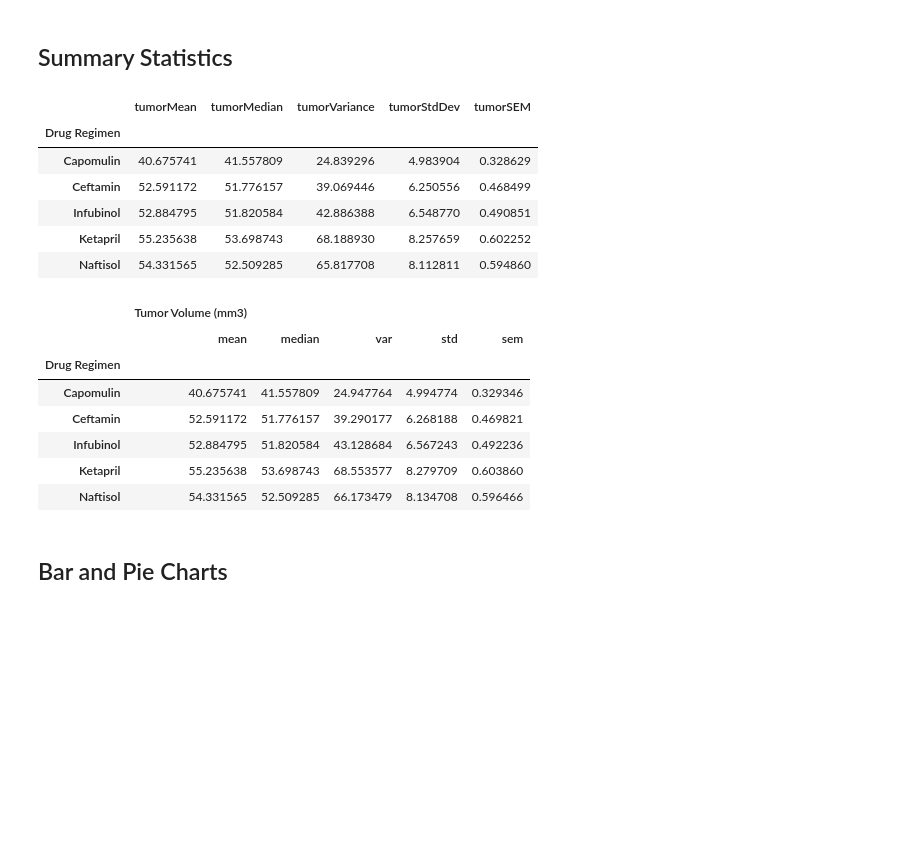
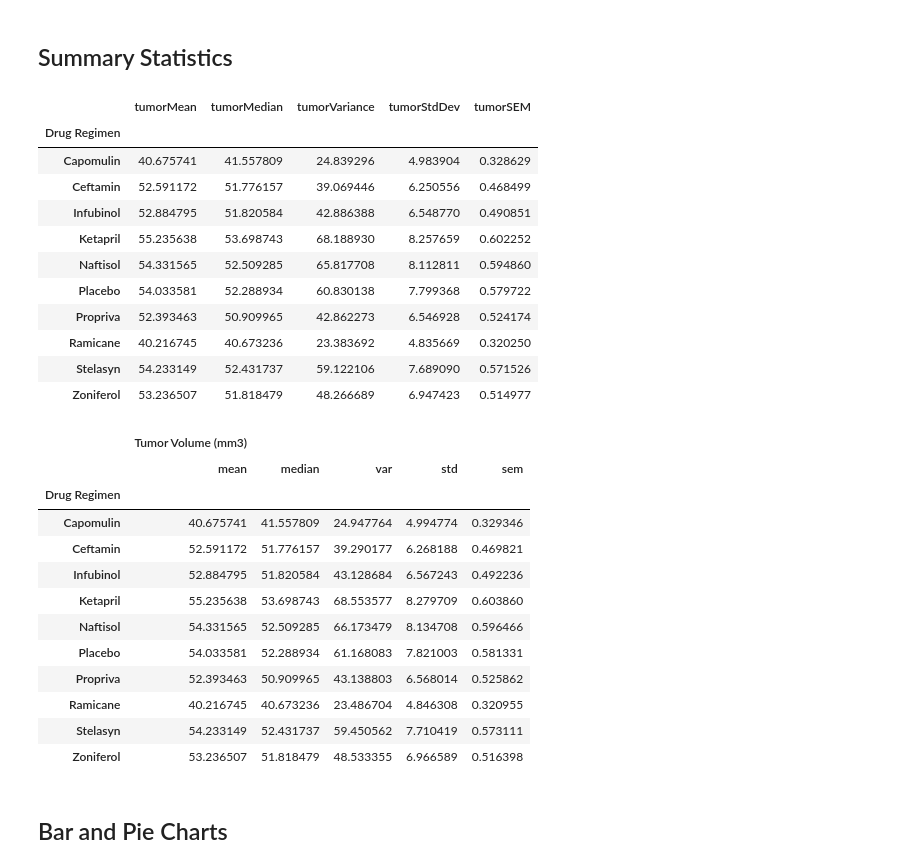
Before and after one commit to eukestad/Pymaceuticals-Capomulin-Review, a Jupyter notebook: Pymaceuticals/pymaceuticals_starter.ipynb, the cells around one changed output. Drawn from its saved outputs; the diff is of its cells as text; code cells hidden in the pictures; blank space fills up the shorter version.

```diff
--- a/Pymaceuticals/pymaceuticals_starter.ipynb
+++ b/Pymaceuticals/pymaceuticals_starter.ipynb
@@ -88,40 +88,45 @@ cleanMouseCount
 # Generate a summary statistics table of mean, median, variance, standard deviation, and SEM of the tumor volume for each regimen
 
 # Use groupby and summary statistical methods to calculate the following properties of each drug regimen:
 # mean, median, variance, standard deviation, and SEM of the tumor volume.
 # Assemble the resulting series into a single summary dataframe.
 
 regimenGroups = cleanedData.groupby("Drug Regimen")
 
 tumorMean = regimenGroups["Tumor Volume (mm3)"].mean()
 tumorMedian = regimenGroups["Tumor Volume (mm3)"].median()
 tumorVariance = regimenGroups["Tumor Volume (mm3)"].var(ddof = 0)
 tumorStdDev = regimenGroups["Tumor Volume (mm3)"].std(ddof = 0)
 tumorSEM = regimenGroups["Tumor Volume (mm3)"].sem(ddof = 0)
 
 # tumorVolumeData = regimenGroups["Tumor Volume (mm3)"]
 TumorVolumeStats = pd.DataFrame({
     "tumorMean" : tumorMean,
     "tumorMedian" : tumorMedian,
     "tumorVariance" : tumorVariance,
     "tumorStdDev" : tumorStdDev,
     "tumorSEM" : tumorSEM
     })
-TumorVolumeStats.head()
+TumorVolumeStats
 # %% [output]
 |  | tumorMean | tumorMedian | tumorVariance | tumorStdDev | tumorSEM |
 | Drug Regimen |  |  |  |  |  |
 | Capomulin | 40.675741 | 41.557809 | 24.839296 | 4.983904 | 0.328629 |
 | Ceftamin | 52.591172 | 51.776157 | 39.069446 | 6.250556 | 0.468499 |
 | Infubinol | 52.884795 | 51.820584 | 42.886388 | 6.548770 | 0.490851 |
 | Ketapril | 55.235638 | 53.698743 | 68.188930 | 8.257659 | 0.602252 |
 | Naftisol | 54.331565 | 52.509285 | 65.817708 | 8.112811 | 0.594860 |
+| Placebo | 54.033581 | 52.288934 | 60.830138 | 7.799368 | 0.579722 |
+| Propriva | 52.393463 | 50.909965 | 42.862273 | 6.546928 | 0.524174 |
+| Ramicane | 40.216745 | 40.673236 | 23.383692 | 4.835669 | 0.320250 |
+| Stelasyn | 54.233149 | 52.431737 | 59.122106 | 7.689090 | 0.571526 |
+| Zoniferol | 53.236507 | 51.818479 | 48.266689 | 6.947423 | 0.514977 |
 # %%
 # Generate a summary statistics table of mean, median, variance, standard deviation, and SEM of the tumor volume for each regimen
 
 # Using the aggregation method, produce the same summary statistics in a single line
 regimenGroupsAgg = cleanedData.groupby("Drug Regimen").agg({"Tumor Volume (mm3)":['mean','median','var','std','sem']})
-regimenGroupsAgg.head()
+regimenGroupsAgg
 # %% [output]
 |  | Tumor Volume (mm3) |  |  |  |  |
 |  | mean | median | var | std | sem |
@@ -131,6 +136,11 @@ regimenGroupsAgg.head()
 | Infubinol | 52.884795 | 51.820584 | 43.128684 | 6.567243 | 0.492236 |
 | Ketapril | 55.235638 | 53.698743 | 68.553577 | 8.279709 | 0.603860 |
 | Naftisol | 54.331565 | 52.509285 | 66.173479 | 8.134708 | 0.596466 |
+| Placebo | 54.033581 | 52.288934 | 61.168083 | 7.821003 | 0.581331 |
+| Propriva | 52.393463 | 50.909965 | 43.138803 | 6.568014 | 0.525862 |
+| Ramicane | 40.216745 | 40.673236 | 23.486704 | 4.846308 | 0.320955 |
+| Stelasyn | 54.233149 | 52.431737 | 59.450562 | 7.710419 | 0.573111 |
+| Zoniferol | 53.236507 | 51.818479 | 48.533355 | 6.966589 | 0.516398 |
 # %% [markdown]
 ## Bar and Pie Charts
 # %%
```
Also changed, not shown: parts of 4 cells of this notebook.
